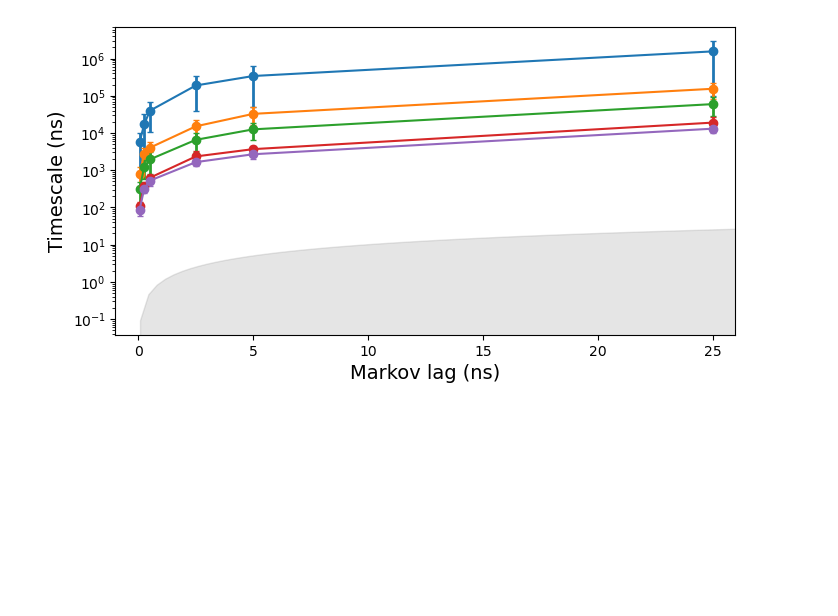
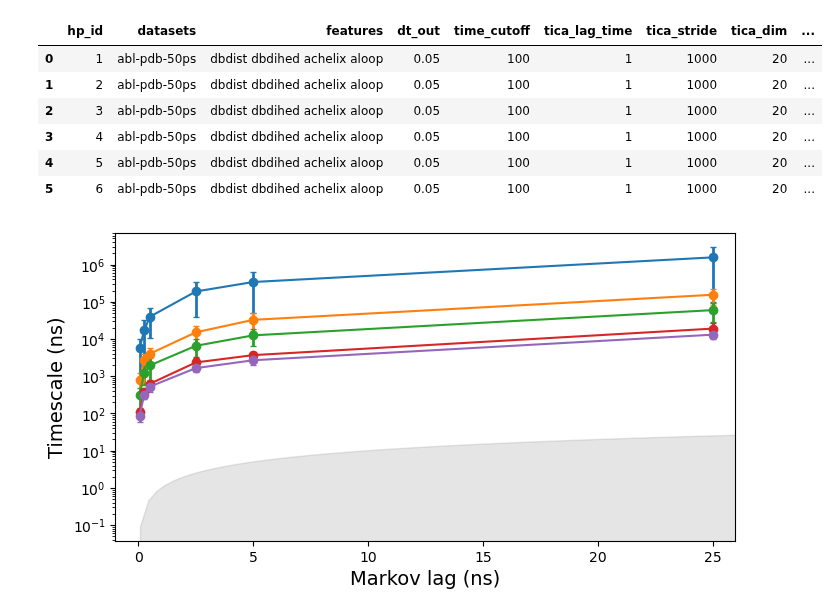
Before and after one commit to meyresearch/kinase_analysis, a Jupyter notebook: notebooks/plotting/plot_convergence.ipynb, the cells around one changed output. Drawn from its saved outputs; the diff is of its cells as text; code cells hidden in the pictures; blank space fills up the shorter version.

```diff
--- a/notebooks/plotting/plot_convergence.ipynb
+++ b/notebooks/plotting/plot_convergence.ipynb
@@ -66,0 +50,2 @@ summary_groupby
+# %%
+study.set_hp_id(1)
@@ -66,0 +59,10 @@ summary_groupby
+# %%
+study.hps_table
+# %% [output]
+|  | hp_id | datasets | features | dt_out | time_cutoff | tica_lag_time | tica_stride | tica_dim | ... |
+| 0 | 1 | abl-pdb-50ps | dbdist dbdihed achelix aloop | 0.05 | 100 | 1 | 1000 | 20 | ... |
+| 1 | 2 | abl-pdb-50ps | dbdist dbdihed achelix aloop | 0.05 | 100 | 1 | 1000 | 20 | ... |
+| 2 | 3 | abl-pdb-50ps | dbdist dbdihed achelix aloop | 0.05 | 100 | 1 | 1000 | 20 | ... |
+| 3 | 4 | abl-pdb-50ps | dbdist dbdihed achelix aloop | 0.05 | 100 | 1 | 1000 | 20 | ... |
+| 4 | 5 | abl-pdb-50ps | dbdist dbdihed achelix aloop | 0.05 | 100 | 1 | 1000 | 20 | ... |
+| 5 | 6 | abl-pdb-50ps | dbdist dbdihed achelix aloop | 0.05 | 100 | 1 | 1000 | 20 | ... |
```
Also changed, not shown: parts of 14 cells of this notebook.
